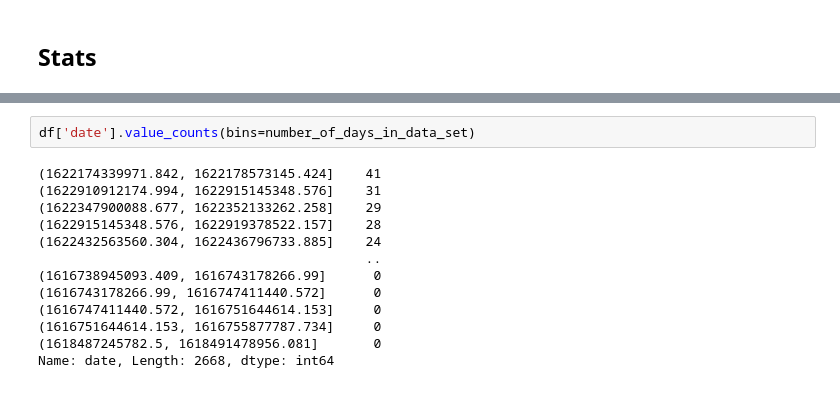
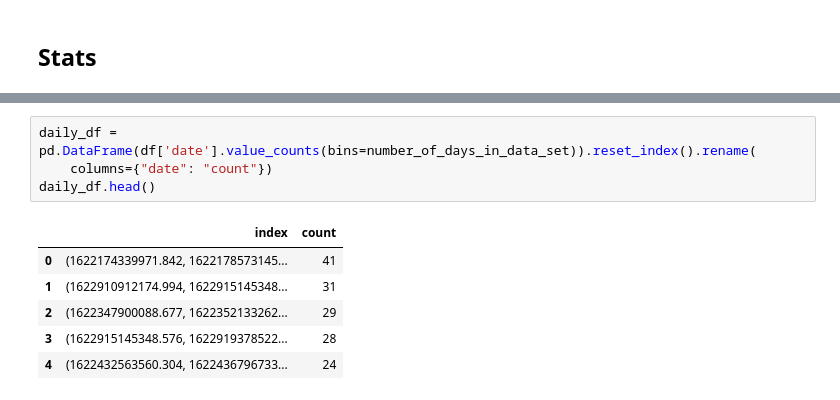
Before and after one commit to Mitchellpkt/lichess-data-viz, a Jupyter notebook: analysis.ipynb, the cells around one changed output, grey strips where cells are left out. Drawn from its saved outputs; the diff is of its cells as text.

```diff
--- a/analysis.ipynb
+++ b/analysis.ipynb
@@ -79,17 +78,13 @@ print('Number of days in data set = ' + str(round(number_of_days_in_data_set)) +
 # %% [output]
 Number of days in data set = 2668 (7.3 years)
-# %%
-df['date'].value_counts(bins=number_of_days_in_data_set)
-# %% [output]
-(1622174339971.842, 1622178573145.424]    41
-(1622910912174.994, 1622915145348.576]    31
-(1622347900088.677, 1622352133262.258]    29
-(1622915145348.576, 1622919378522.157]    28
-(1622432563560.304, 1622436796733.885]    24
-                                          ..
-(1616738945093.409, 1616743178266.99]      0
-(1616743178266.99, 1616747411440.572]      0
-(1616747411440.572, 1616751644614.153]     0
-(1616751644614.153, 1616755877787.734]     0
-(1618487245782.5, 1618491478956.081]       0
-Name: date, Length: 2668, dtype: int64
+# %%
+daily_df = pd.DataFrame(df['date'].value_counts(bins=number_of_days_in_data_set)).reset_index().rename(
+    columns={"date": "count"})
+daily_df.head()
+# %% [output]
+|  | index | count |
+| 0 | (1622174339971.842, 1622178573145... | 41 |
+| 1 | (1622910912174.994, 1622915145348... | 31 |
+| 2 | (1622347900088.677, 1622352133262... | 29 |
+| 3 | (1622915145348.576, 1622919378522... | 28 |
+| 4 | (1622432563560.304, 1622436796733... | 24 |
```
Also changed, not shown: parts of 8 cells of this notebook.
